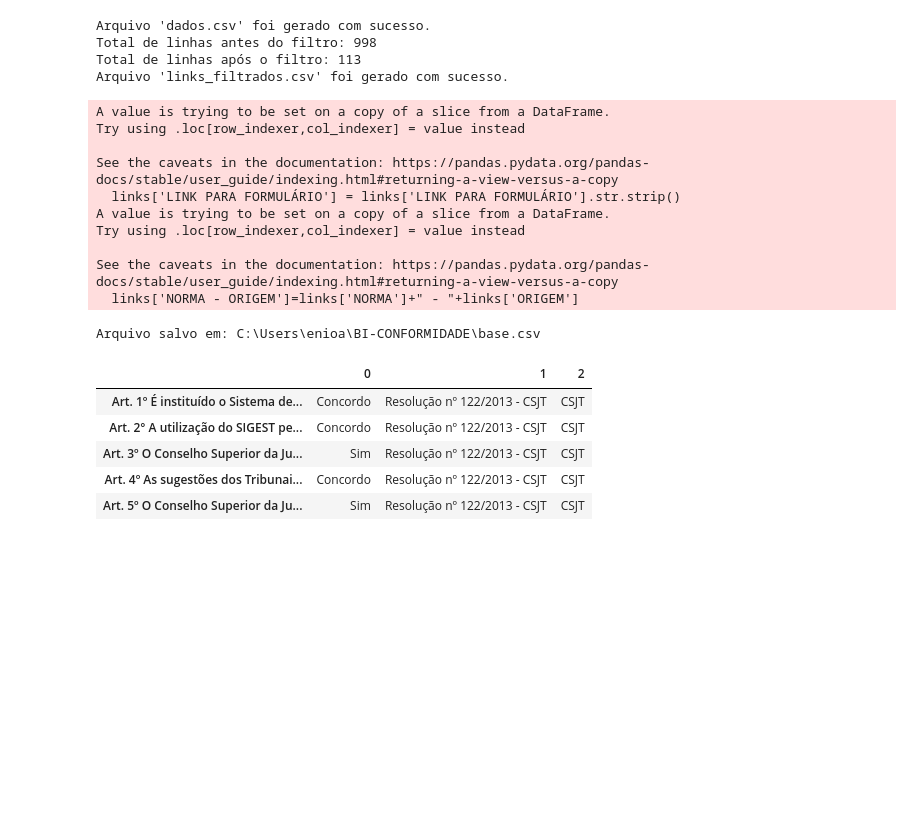
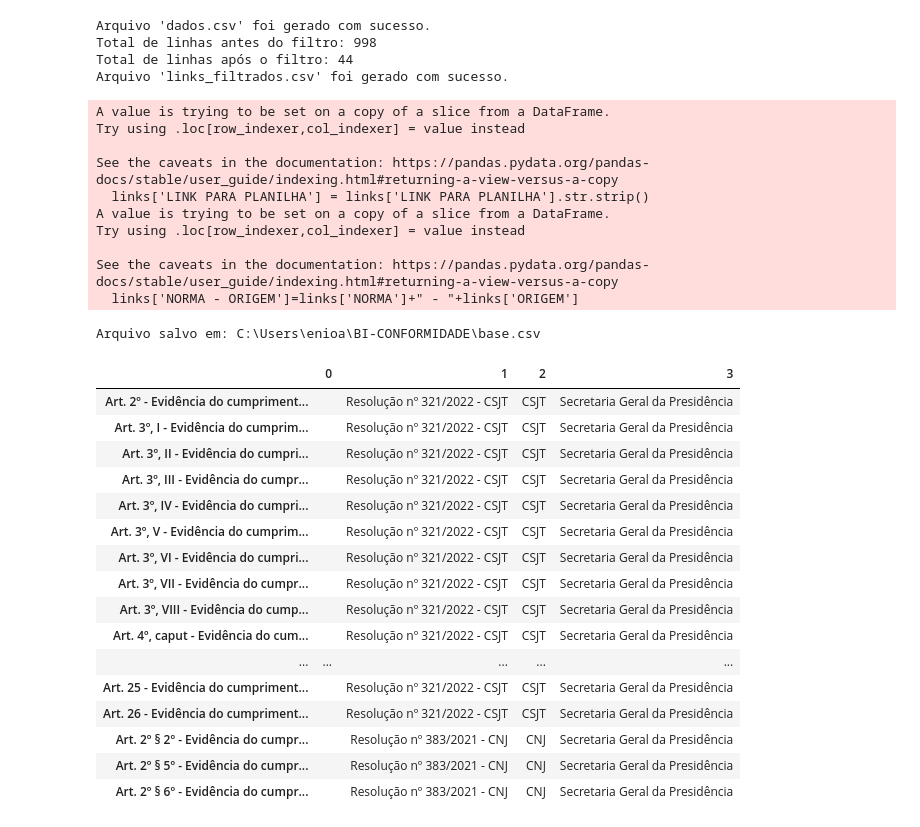
Before and after one commit to enioacl/conformidade, a Jupyter notebook: conformidade-links.ipynb, the cells around one changed output. Cells and saved outputs as stored; diff of their text form; code cells hidden in the pictures; blank space fills up the shorter version.

Commit message:
exclusão das colunas de evidências da aba de detalhamento

```diff
--- a/conformidade-links.ipynb
+++ b/conformidade-links.ipynb
@@ -68,13 +68,13 @@ print("Arquivo 'dados.csv' foi gerado com sucesso.")
 # no BI Conformidade.
 # O resultado é incluído na variável "links_filtrados" e salvo em um arquivo .csv de mesmo nome.
 
-links=dados[["NORMA","ORIGEM","LINK PARA FORMULÁRIO","ÁREA RESPONSÁVEL"]]
+links=dados[["NORMA","ORIGEM","LINK PARA PLANILHA","ÁREA RESPONSÁVEL"]]
 # Remover espaços extras das células da coluna 'LINK PARA FORMULÁRIO'
-links['LINK PARA FORMULÁRIO'] = links['LINK PARA FORMULÁRIO'].str.strip()
+links['LINK PARA PLANILHA'] = links['LINK PARA PLANILHA'].str.strip()
 links['NORMA - ORIGEM']=links['NORMA']+" - "+links['ORIGEM']
 
 # Filtrar o DataFrame para manter apenas as linhas com link informado (não vazio ou nulo)
-links_filtrados = links[links['LINK PARA FORMULÁRIO'].str.startswith('https://', na=False)]
+links_filtrados = links[links['LINK PARA PLANILHA'].str.startswith('https://', na=False)]
 
 # Opcionalmente, verificar se o filtro foi aplicado corretamente:
 print(f"Total de linhas antes do filtro: {len(links)}")
@@ -87,13 +87,13 @@ print("Arquivo 'links_filtrados.csv' foi gerado com sucesso.")
 # %% [output]
 Arquivo 'dados.csv' foi gerado com sucesso.
 Total de linhas antes do filtro: 998
-Total de linhas após o filtro: 113
+Total de linhas após o filtro: 44
 Arquivo 'links_filtrados.csv' foi gerado com sucesso.
 A value is trying to be set on a copy of a slice from a DataFrame.
 Try using .loc[row_indexer,col_indexer] = value instead
 
 See the caveats in the documentation: https://pandas.pydata.org/pandas-docs/stable/user_guide/indexing.html#returning-a-view-versus-a-copy
-  links['LINK PARA FORMULÁRIO'] = links['LINK PARA FORMULÁRIO'].str.strip()
+  links['LINK PARA PLANILHA'] = links['LINK PARA PLANILHA'].str.strip()
 A value is trying to be set on a copy of a slice from a DataFrame.
 Try using .loc[row_indexer,col_indexer] = value instead
 
@@ -106,10 +106,10 @@ See the caveats in the documentation: https://pandas.pydata.org/pandas-docs/stab
 
 
 # Ler arquivo com links
-links_filtrados = pd.read_csv(r'C:\Users\enioa\BI-CONFORMIDADE\links_filtrados.csv')
+links_filtrados = pd.read_csv(r'C:\Users\enioa\BI-CONFORMIDADE\links_filtrados_.csv')
 
 # Extrair IDs das planilhas
-links_filtrados['LINK PLANILHA'] = links_filtrados['LINK PARA FORMULÁRIO'].str.extract(r'/d/([^/]+)/')
+links_filtrados['LINK PLANILHA'] = links_filtrados['LINK PARA PLANILHA'].str.extract(r'/d/([^/]+)/')
 SHEET_IDS_ITENS = links_filtrados['LINK PLANILHA'].dropna().tolist()
 
 # Inicializar lista para armazenar os DataFrames temporários
@@ -148,15 +148,11 @@ for index, sheet_id_item in enumerate(SHEET_IDS_ITENS):
     except Exception as e:
         print(f"Erro ao processar a planilha {sheet_id_item}: {e}")
 
-base_transposta = base_transposta.drop(['Carimbo de data/hora','Comentário / Evidências'], axis=0)
-
-
-# Concatenar todos os DataFrames
-#base = pd.concat(dataframes, ignore_index=True)
-
-# Transpor o DataFrame
-#base_transposta = base.transpose()
-#base_transposta.reset_index(inplace=True)
+base_transposta = base_transposta.drop(['Carimbo de data/hora','Comentário / Evidências',
+                                       'Comentário/Evidência'], axis=0)
+# Criar uma máscara para identificar as linhas que contêm as expressões
+masc=~base_transposta.index.str.contains(r"evidência do cumprimento",case=False,na=False)
+base_transposta=base_transposta[masc]
 
 # Salvar o DataFrame transposto como CSV
 output_path = r'C:\Users\enioa\BI-CONFORMIDADE\base.csv'
@@ -190,11 +186,23 @@ norma.to_csv(r'C:\Users\enioa\BI-CONFORMIDADE\tab_dimensao\dNorma.csv')
 # %%
 a=pd.DataFrame(base_transposta.iloc[:,[1]])
 # %%
-base_transposta.head()
+masc=base_transposta.index.str.contains(r"Evidência do cumprimento",case=False,na=False)
+base_transposta[masc]
 # %% [output]
-|  | 0 | 1 | 2 |
-| Art. 1º É instituído o Sistema de... | Concordo | Resolução nº 122/2013 - CSJT | CSJT |
-| Art. 2° A utilização do SIGEST pe... | Concordo | Resolução nº 122/2013 - CSJT | CSJT |
-| Art. 3º O Conselho Superior da Ju... | Sim | Resolução nº 122/2013 - CSJT | CSJT |
-| Art. 4º As sugestões dos Tribunai... | Concordo | Resolução nº 122/2013 - CSJT | CSJT |
-| Art. 5º O Conselho Superior da Ju... | Sim | Resolução nº 122/2013 - CSJT | CSJT |
+|  | 0 | 1 | 2 | 3 |
+| Art. 2º - Evidência do cumpriment... |  | Resolução nº 321/2022 - CSJT | CSJT | Secretaria Geral da Presidência |
+| Art. 3º, I - Evidência do cumprim... |  | Resolução nº 321/2022 - CSJT | CSJT | Secretaria Geral da Presidência |
+| Art. 3º, II - Evidência do cumpri... |  | Resolução nº 321/2022 - CSJT | CSJT | Secretaria Geral da Presidência |
+| Art. 3º, III - Evidência do cumpr... |  | Resolução nº 321/2022 - CSJT | CSJT | Secretaria Geral da Presidência |
+| Art. 3º, IV - Evidência do cumpri... |  | Resolução nº 321/2022 - CSJT | CSJT | Secretaria Geral da Presidência |
+| Art. 3º, V - Evidência do cumprim... |  | Resolução nº 321/2022 - CSJT | CSJT | Secretaria Geral da Presidência |
+| Art. 3º, VI - Evidência do cumpri... |  | Resolução nº 321/2022 - CSJT | CSJT | Secretaria Geral da Presidência |
+| Art. 3º, VII - Evidência do cumpr... |  | Resolução nº 321/2022 - CSJT | CSJT | Secretaria Geral da Presidência |
+| Art. 3º, VIII - Evidência do cump... |  | Resolução nº 321/2022 - CSJT | CSJT | Secretaria Geral da Presidência |
+| Art. 4º, caput - Evidência do cum... |  | Resolução nº 321/2022 - CSJT | CSJT | Secretaria Geral da Presidência |
+| ... | ... | ... | ... | ... |
+| Art. 25 - Evidência do cumpriment... |  | Resolução nº 321/2022 - CSJT | CSJT | Secretaria Geral da Presidência |
+| Art. 26 - Evidência do cumpriment... |  | Resolução nº 321/2022 - CSJT | CSJT | Secretaria Geral da Presidência |
+| Art. 2º § 2º - Evidência do cumpr... |  | Resolução nº 383/2021 - CNJ | CNJ | Secretaria Geral da Presidência |
+| Art. 2º § 5º - Evidência do cumpr... |  | Resolução nº 383/2021 - CNJ | CNJ | Secretaria Geral da Presidência |
+| Art. 2º § 6º - Evidência do cumpr... |  | Resolução nº 383/2021 - CNJ | CNJ | Secretaria Geral da Presidência |
```
Also changed, not shown: 10 other files.
